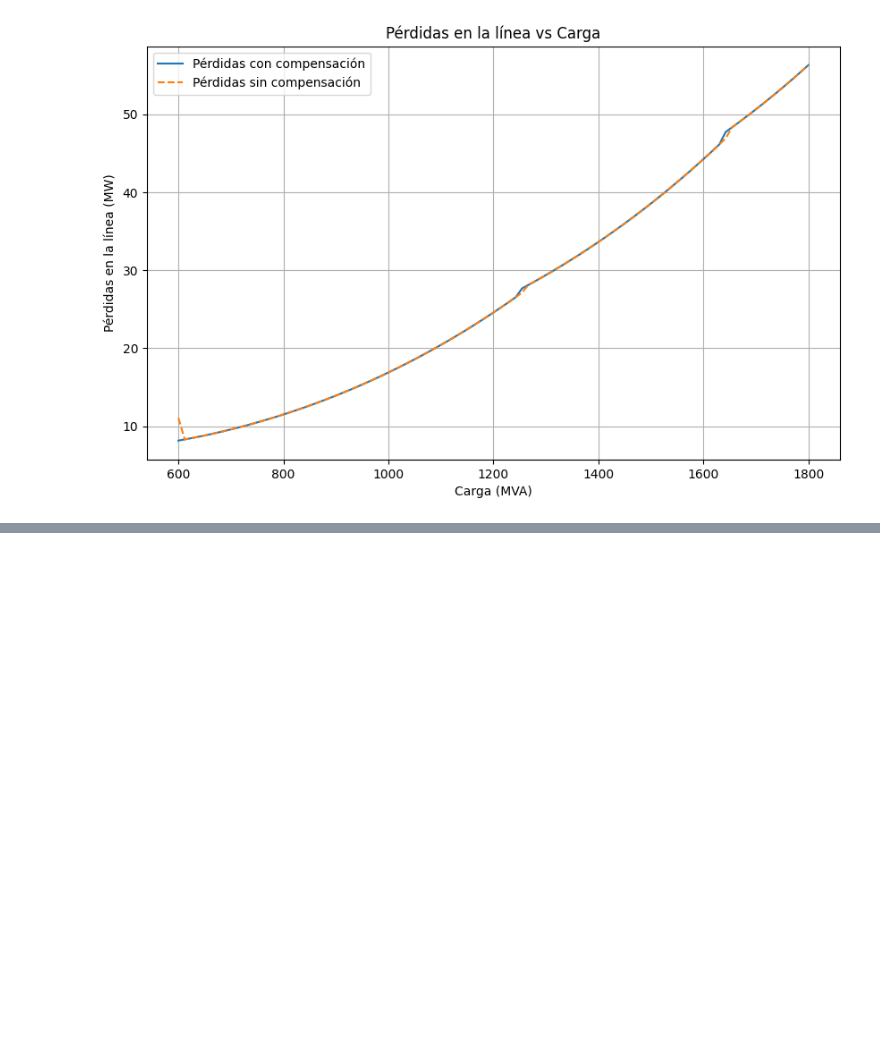
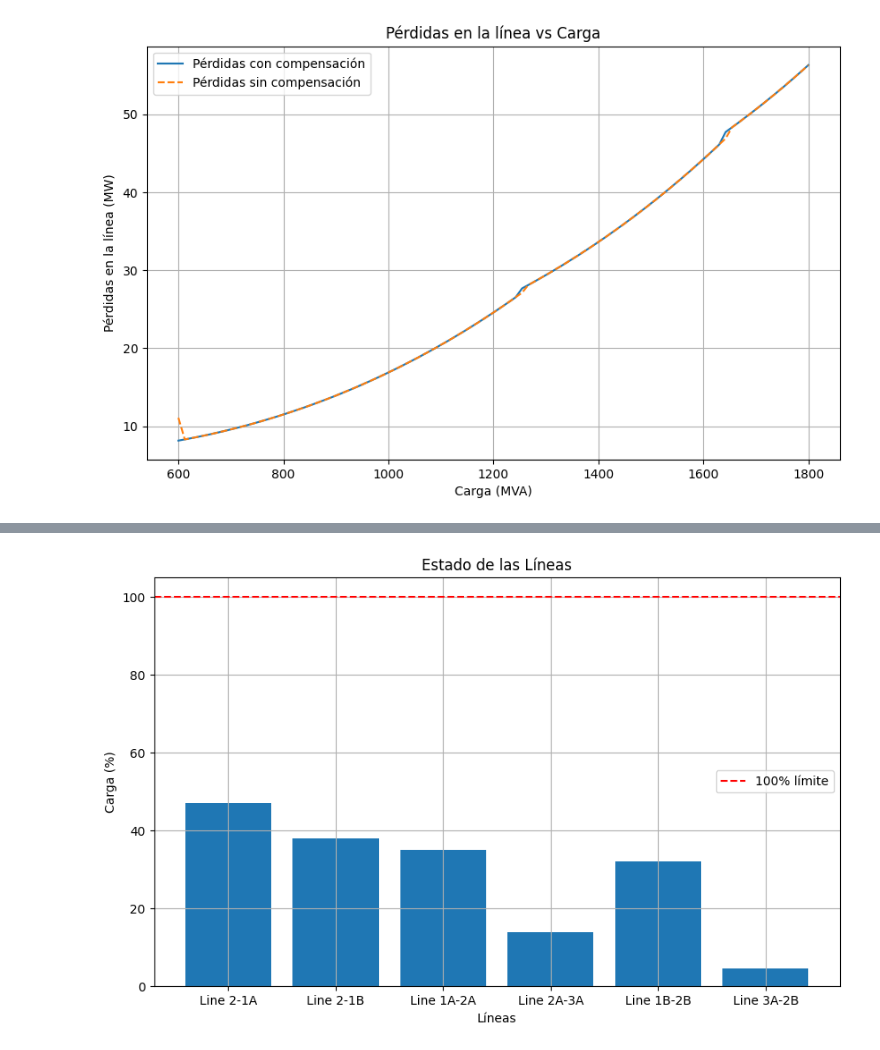
Before and after one commit to angelo-quiroz/G4B_SEP1_S12024, a Jupyter notebook: Desarrollo.ipynb, the cells around one changed output, grey strips where cells are left out. Saved outputs shown, nothing was run; the diff lists cells and outputs as text; code cells hidden in the pictures; blank space fills up the shorter version.

```diff
--- a/Desarrollo.ipynb
+++ b/Desarrollo.ipynb
@@ -311,3 +311,77 @@ plt.grid(True)
 plt.show()
 # %% [output]
 [figure]
+# %%
+import pandapower as pp
+import numpy as np
+import matplotlib.pyplot as plt
+
+# Crear un nuevo sistema de energía vacío
+net = pp.create_empty_network()
+
+# Crear las barras con voltaje nominal de 500 kV
+bus1 = pp.create_bus(net, vn_kv=220, name="Bus 1")
+bus2 = pp.create_bus(net, vn_kv=220, name="Bus 2")
+bus1A = pp.create_bus(net, vn_kv=220, name="Bus 1A")
+bus1B = pp.create_bus(net, vn_kv=220, name="Bus 1B")
+bus2A = pp.create_bus(net, vn_kv=220, name="Bus 2A")
+bus2B = pp.create_bus(net, vn_kv=220, name="Bus 2B")
+bus3A = pp.create_bus(net, vn_kv=220, name="Bus 3A")
+
+# Crear el generador externo en bus 1
+pp.create_ext_grid(net, bus=bus1, vm_pu=1.0, name="Grid Connection")
+
+# Crear los transformadores
+pp.create_transformer_from_parameters(net, bus1, bus2, sn_mva=100, vn_hv_kv=500, vn_lv_kv=500, vscr_percent=10, vsc_percent=12, pfe_kw=0, i0_percent=0, vkr_percent=0.5, vk_percent=1.5)
+
+# Crear las líneas de transmisión
+line_data = {"r_ohm_per_km": 0.02, "x_ohm_per_km": 0.115, "c_nf_per_km": 0, "max_i_ka": 1}
+pp.create_std_type(net, line_data, "line_std")
+
+lines = []
+lines.append(pp.create_line(net, from_bus=bus2, to_bus=bus1A, length_km=10, std_type="line_std", name="Line 2-1A"))
+lines.append(pp.create_line(net, from_bus=bus2, to_bus=bus1B, length_km=10, std_type="line_std", name="Line 2-1B"))
+lines.append(pp.create_line(net, from_bus=bus1A, to_bus=bus2A, length_km=15, std_type="line_std", name="Line 1A-2A"))
+lines.append(pp.create_line(net, from_bus=bus2A, to_bus=bus3A, length_km=20, std_type="line_std", name="Line 2A-3A"))
+lines.append(pp.create_line(net, from_bus=bus1B, to_bus=bus2B, length_km=30, std_type="line_std", name="Line 1B-2B"))
+lines.append(pp.create_line(net, from_bus=bus3A, to_bus=bus2B, length_km=15, std_type="line_std", name="Line 3A-2B"))
+
+# Potencia nominal en cada barra
+P_nominal = 150  # MW
+Q_nominal = 100  # MVAR
+
+# Agregar las cargas en las barras respectivas
+pp.create_load(net, bus=bus1A, p_mw=0.2 * P_nominal, q_mvar=0.2 * Q_nominal, name="Load 1A")
+pp.create_load(net, bus=bus1B, p_mw=0.1 * P_nominal, q_mvar=0.1 * Q_nominal, name="Load 1B")
+pp.create_load(net, bus=bus2A, p_mw=0.35 * P_nominal, q_mvar=0.35 * Q_nominal, name="Load 2A")
+pp.create_load(net, bus=bus2B, p_mw=0.6 * P_nominal, q_mvar=0.6 * Q_nominal, name="Load 2B")
+pp.create_load(net, bus=bus3A, p_mw=0.15 * P_nominal, q_mvar=0.15 * Q_nominal, name="Load 3A")
+
+# Ejecutar el flujo de potencia
+pp.runpp(net)
+
+# Verificar las barras fuera de norma
+voltages = net.res_bus.vm_pu
+buses_out_of_norm = voltages[(voltages < 0.97) | (voltages > 1.03)]
+
+print("Barras fuera de norma:")
+print(buses_out_of_norm)
+
+# Verificar las líneas fuera de norma
+loading_percent = net.res_line.loading_percent
+lines_out_of_norm = loading_percent[loading_percent > 100]
+
+print("Líneas fuera de norma:")
+print(lines_out_of_norm)
+
+# Graficar el estado de cada línea
+plt.figure(figsize=(10, 6))
+plt.bar(range(len(net.line.index)), loading_percent, tick_label=net.line.name)
+plt.axhline(y=100, color='r', linestyle='--', label='100% límite')
+plt.xlabel('Líneas')
+plt.ylabel('Carga (%)')
+plt.title('Estado de las Líneas')
+plt.legend()
+plt.grid(True)
+plt.show()
+# %% [output]
@@ -313,0 +398 @@ plt.show()
+[figure, added]
```
Also changed, not shown: parts of 2 cells of this notebook.
